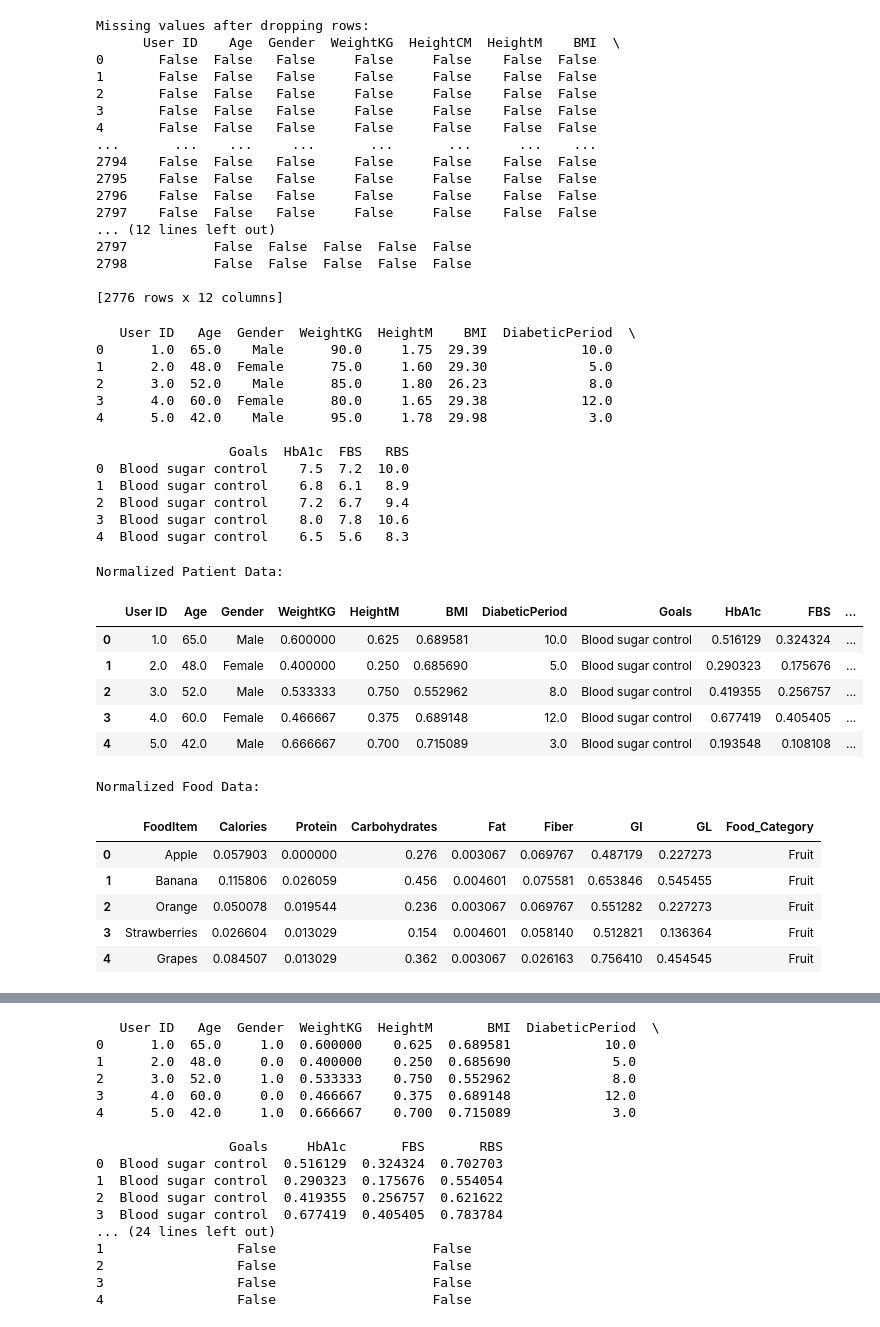
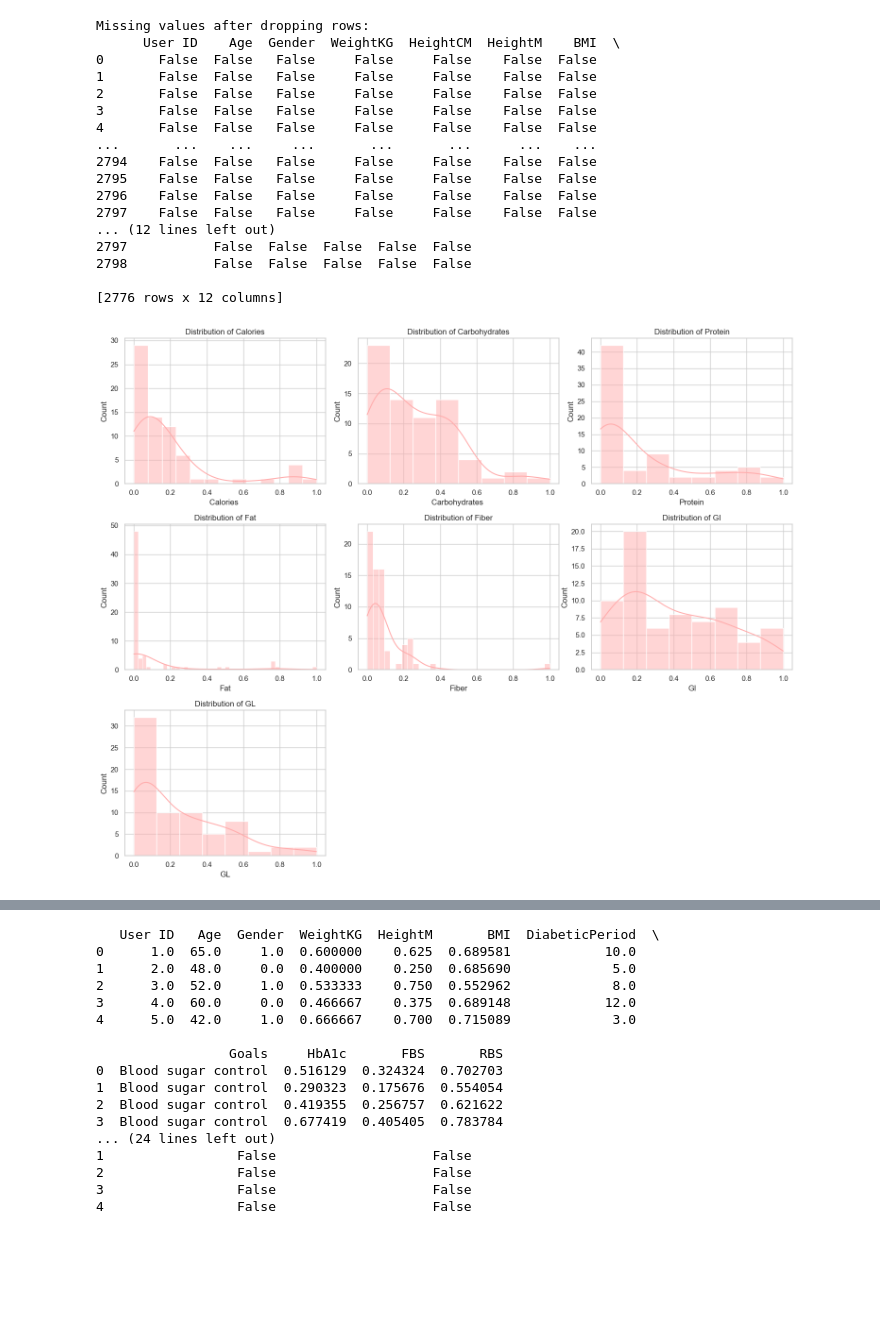
Before and after one commit to LornaM12/Diabetes-Type-2-Recommendation-System, a Jupyter notebook: Diet Recommender.ipynb, the cells around one changed output, grey strips where cells are left out. Saved outputs shown, nothing was run; the diff lists cells and outputs as text; code cells hidden in the pictures; blank space fills up the shorter version.

```diff
--- a/Diet Recommender.ipynb
+++ b/Diet Recommender.ipynb
@@ -75,58 +75,21 @@ Missing values after dropping rows:
 2798           False  False  False  False  False
 
 [2776 rows x 12 columns]
-# %%
-# Drop Unnecceasy values
-patients_df = patients_df.drop(columns = ["HeightCM"], errors = "ignore")
-print(patients_df.head())
-# %% [output]
-   User ID   Age  Gender  WeightKG  HeightM    BMI  DiabeticPeriod  \
-0      1.0  65.0    Male      90.0     1.75  29.39            10.0
-1      2.0  48.0  Female      75.0     1.60  29.30             5.0
-2      3.0  52.0    Male      85.0     1.80  26.23             8.0
-3      4.0  60.0  Female      80.0     1.65  29.38            12.0
-4      5.0  42.0    Male      95.0     1.78  29.98             3.0
-
-                 Goals  HbA1c  FBS   RBS
-0  Blood sugar control    7.5  7.2  10.0
-1  Blood sugar control    6.8  6.1   8.9
-2  Blood sugar control    7.2  6.7   9.4
-3  Blood sugar control    8.0  7.8  10.6
-4  Blood sugar control    6.5  5.6   8.3
-# %%
-# Data Normalization
-# Linear Scaling
-from sklearn.preprocessing import MinMaxScaler
-
-#Define scaler
-scaler = MinMaxScaler()
-
-# Columns to normalize
-patients_cols_to_normalize = ["WeightKG", "HeightM", "BMI", "HbA1c", "FBS", "RBS"]
-food_cols_to_normalize = ["Calories ", "Protein", "Carbohydrates ","Fat", "Fiber", "GI", "GL"]
-
-# Applying MinMax Scaling
-patients_df[patients_cols_to_normalize] = scaler.fit_transform(patients_df[patients_cols_to_normalize])
-food_df[food_cols_to_normalize] = scaler.fit_transform(food_df[food_cols_to_normalize])
-
-# Check results
-print("Normalized Patient Data:")
-display(patients_df.head())
-
-print("\nNormalized Food Data:")
-display(food_df.head())
-# %% [output]
-Normalized Patient Data:
-|  | User ID | Age | Gender | WeightKG | HeightM | BMI | DiabeticPeriod | Goals | HbA1c | FBS | ... |
-| 0 | 1.0 | 65.0 | Male | 0.600000 | 0.625 | 0.689581 | 10.0 | Blood sugar control | 0.516129 | 0.324324 | ... |
-| 1 | 2.0 | 48.0 | Female | 0.400000 | 0.250 | 0.685690 | 5.0 | Blood sugar control | 0.290323 | 0.175676 | ... |
-| 2 | 3.0 | 52.0 | Male | 0.533333 | 0.750 | 0.552962 | 8.0 | Blood sugar control | 0.419355 | 0.256757 | ... |
-| 3 | 4.0 | 60.0 | Female | 0.466667 | 0.375 | 0.689148 | 12.0 | Blood sugar control | 0.677419 | 0.405405 | ... |
-| 4 | 5.0 | 42.0 | Male | 0.666667 | 0.700 | 0.715089 | 3.0 | Blood sugar control | 0.193548 | 0.108108 | ... |
-Normalized Food Data:
-|  | FoodItem | Calories | Protein | Carbohydrates | Fat | Fiber | GI | GL | Food_Category |
-| 0 | Apple | 0.057903 | 0.000000 | 0.276 | 0.003067 | 0.069767 | 0.487179 | 0.227273 | Fruit |
-| 1 | Banana | 0.115806 | 0.026059 | 0.456 | 0.004601 | 0.075581 | 0.653846 | 0.545455 | Fruit |
-| 2 | Orange | 0.050078 | 0.019544 | 0.236 | 0.003067 | 0.069767 | 0.551282 | 0.227273 | Fruit |
-| 3 | Strawberries | 0.026604 | 0.013029 | 0.154 | 0.004601 | 0.058140 | 0.512821 | 0.136364 | Fruit |
-| 4 | Grapes | 0.084507 | 0.013029 | 0.362 | 0.003067 | 0.026163 | 0.756410 | 0.454545 | Fruit |
+# %%
+import matplotlib.pyplot as plt
+import seaborn as sns
+
+sns.set(style="whitegrid", palette="pastel")
+
+nutrients = ['Calories ', 'Carbohydrates ', 'Protein', 'Fat', 'Fiber', 'GI', 'GL']
+
+# Plot
+plt.figure(figsize=(15, 12))
+for i, nutrient in enumerate(nutrients, 1):
+    plt.subplot(3, 3, i)
+    sns.histplot(food_df[nutrient], kde=True, color="#FFADAD")
+    plt.title(f'Distribution of {nutrient.strip()}')
+plt.tight_layout()
+plt.show()
+# %% [output]
+[figure, added]
```
Also changed, not shown: parts of 7 cells of this notebook.
